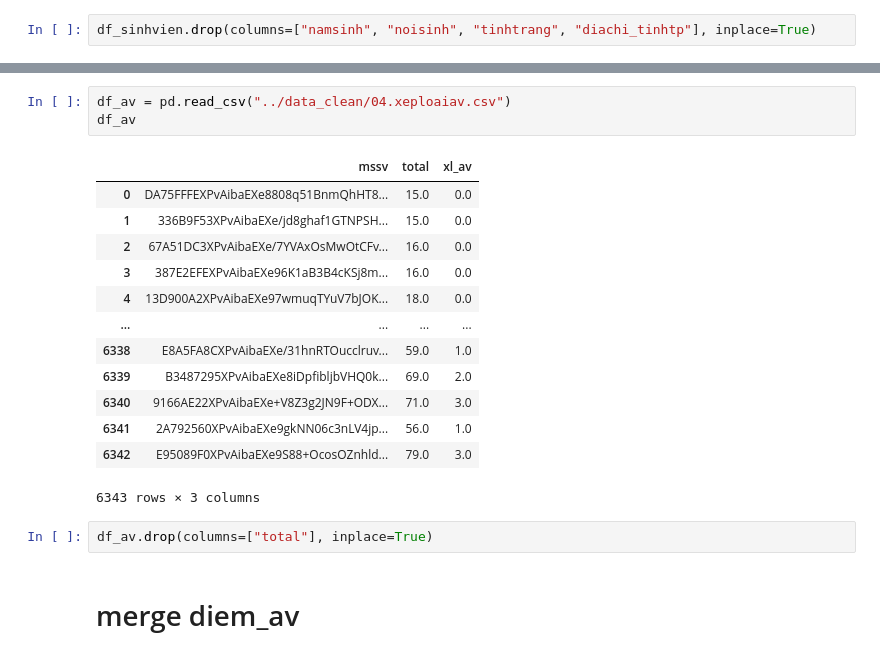
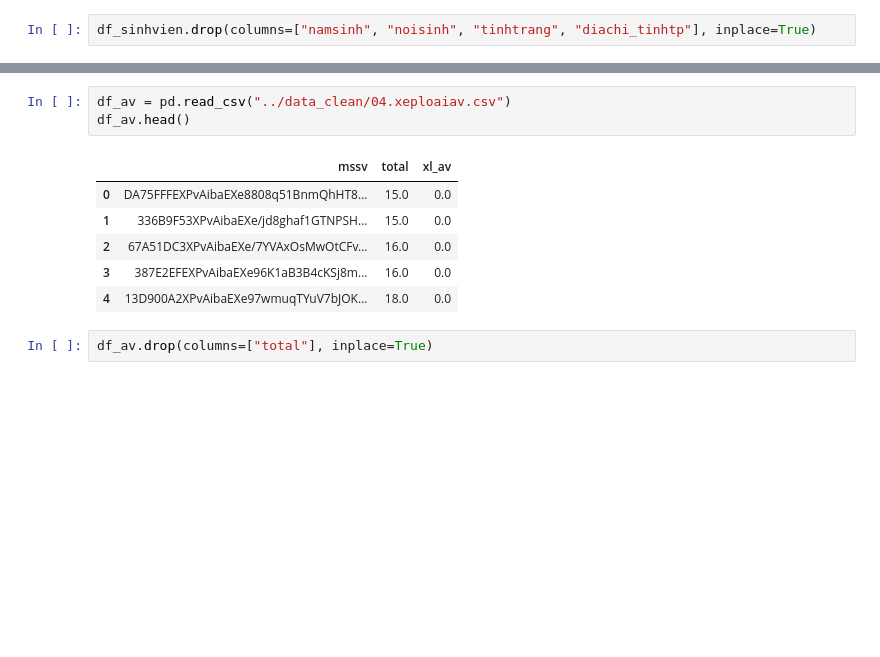
Before and after one commit to anhducbuui270802/Educational_DataMining, a Jupyter notebook: TEST_CLASSIFICATION/main.ipynb, the cells around one changed output, grey strips where cells are left out. Drawn from its saved outputs; the diff is of its cells as text; blank space fills up the shorter version.

```diff
--- a/TEST_CLASSIFICATION/main.ipynb
+++ b/TEST_CLASSIFICATION/main.ipynb
@@ -69,21 +48,12 @@ merge_df
 # %%
 df_av = pd.read_csv("../data_clean/04.xeploaiav.csv")
-df_av
+df_av.head()
 # %% [output]
 |  | mssv | total | xl_av |
 | 0 | DA75FFFEXPvAibaEXe8808q51BnmQhHT8... | 15.0 | 0.0 |
 | 1 | 336B9F53XPvAibaEXe/jd8ghaf1GTNPSH... | 15.0 | 0.0 |
 | 2 | 67A51DC3XPvAibaEXe/7YVAxOsMwOtCFv... | 16.0 | 0.0 |
 | 3 | 387E2EFEXPvAibaEXe96K1aB3B4cKSj8m... | 16.0 | 0.0 |
 | 4 | 13D900A2XPvAibaEXe97wmuqTYuV7bJOK... | 18.0 | 0.0 |
-| ... | ... | ... | ... |
-| 6338 | E8A5FA8CXPvAibaEXe/31hnRTOucclruv... | 59.0 | 1.0 |
-| 6339 | B3487295XPvAibaEXe8iDpfibljbVHQ0k... | 69.0 | 2.0 |
-| 6340 | 9166AE22XPvAibaEXe+V8Z3g2JN9F+ODX... | 71.0 | 3.0 |
-| 6341 | 2A792560XPvAibaEXe9gkNN06c3nLV4jp... | 56.0 | 1.0 |
-| 6342 | E95089F0XPvAibaEXe9S88+OcosOZnhld... | 79.0 | 3.0 |
-6343 rows × 3 columns
 # %%
 df_av.drop(columns=["total"], inplace=True)
-# %% [markdown]
-# merge diem_av
```
Also changed, not shown: parts of 114 cells of this notebook.
